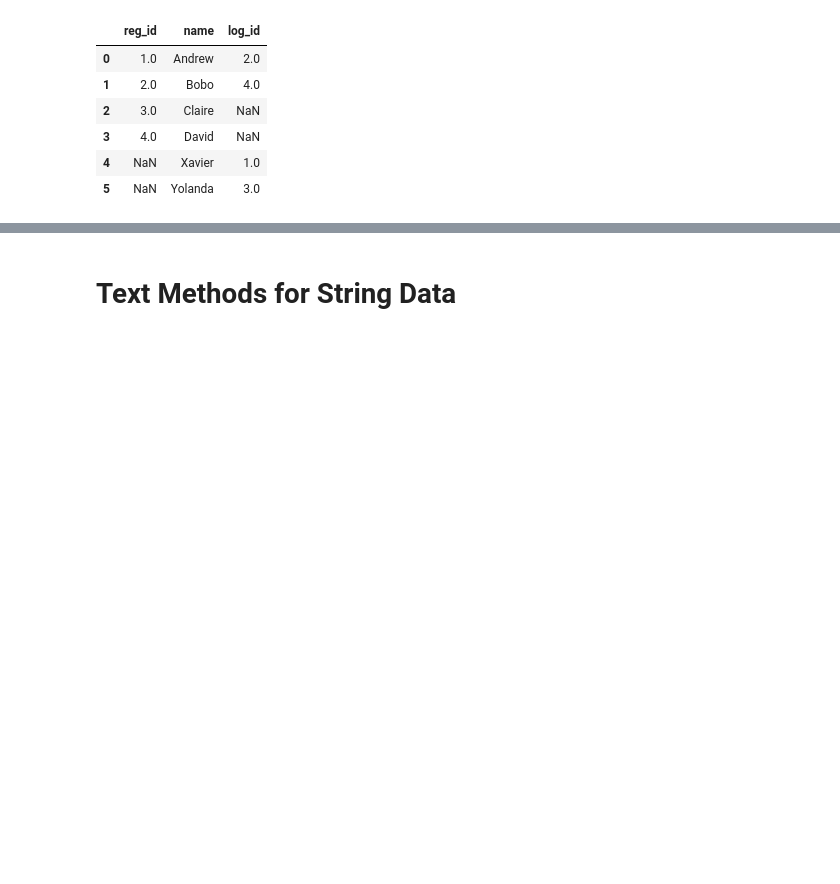
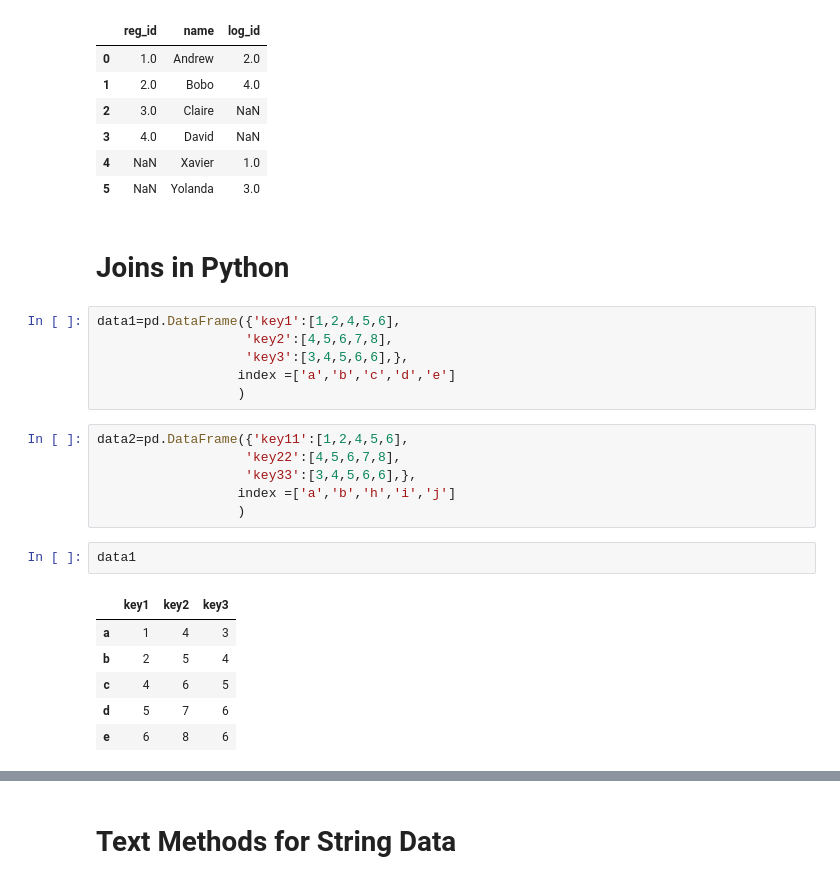
Before and after one commit to bilalhassanqadri/NumpyPandasMatplot-Etc, a Jupyter notebook: MyPandaClass1.ipynb, the cells around one changed output, grey strips where cells are left out. Saved outputs shown, nothing was run; the diff lists cells and outputs as text; blank space fills up the shorter version.

```diff
--- a/MyPandaClass1.ipynb
+++ b/MyPandaClass1.ipynb
@@ -1607,3 +1610,26 @@ pd.merge(registrations,logins,how='outer',left_on='name',right_on='name')
 | 3 | 4.0 | David | NaN |
 | 4 | NaN | Xavier | 1.0 |
 | 5 | NaN | Yolanda | 3.0 |
+# %% [markdown]
+# Joins in Python
+# %%
+data1=pd.DataFrame({'key1':[1,2,4,5,6],
+                   'key2':[4,5,6,7,8],
+                   'key3':[3,4,5,6,6],},
+                  index =['a','b','c','d','e']
+                  )
+# %%
+data2=pd.DataFrame({'key11':[1,2,4,5,6],
+                   'key22':[4,5,6,7,8],
+                   'key33':[3,4,5,6,6],},
+                  index =['a','b','h','i','j']
+                  )
+# %%
+data1
+# %% [output]
+|  | key1 | key2 | key3 |
+| a | 1 | 4 | 3 |
+| b | 2 | 5 | 4 |
+| c | 4 | 6 | 5 |
+| d | 5 | 7 | 6 |
+| e | 6 | 8 | 6 |
```
Also changed, not shown: parts of 12 cells of this notebook, 1 other file.
